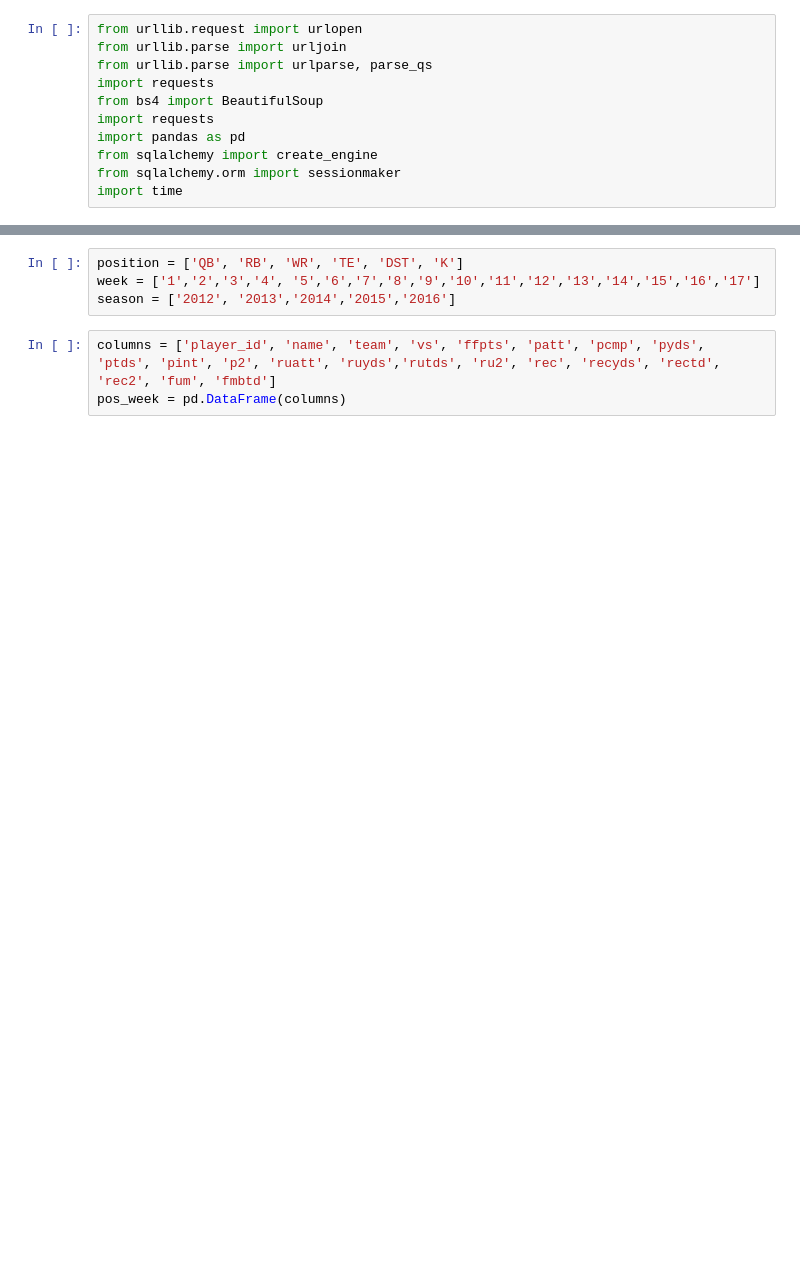
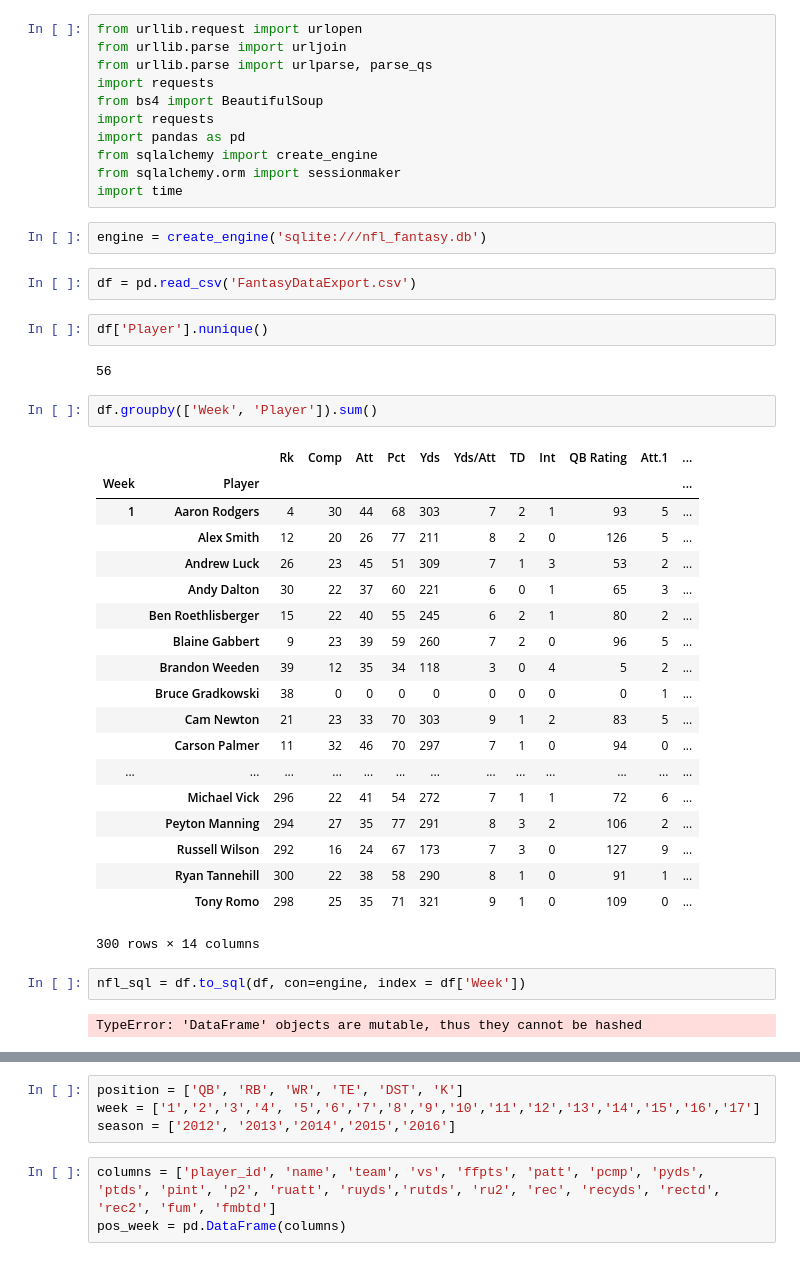
Before and after one commit to rdwyere873/draftkings, a Jupyter notebook: webpage_to_dataframe/qb.ipynb, the cells around one changed output, grey strips where cells are left out. Drawn from its saved outputs; the diff is of its cells as text; blank space fills up the shorter version.

Commit message:
training dataframes

```diff
--- a/webpage_to_dataframe/qb.ipynb
+++ b/webpage_to_dataframe/qb.ipynb
@@ -9,3 +9,37 @@ import pandas as pd
 from sqlalchemy import create_engine
 from sqlalchemy.orm import sessionmaker
 import time
+# %%
+engine = create_engine('sqlite:///nfl_fantasy.db')
+# %%
+df = pd.read_csv('FantasyDataExport.csv')
+# %%
+df['Player'].nunique()
+# %% [output]
+56
+# %%
+df.groupby(['Week', 'Player']).sum()
+# %% [output]
+|  |  | Rk | Comp | Att | Pct | Yds | Yds/Att | TD | Int | QB Rating | Att.1 | ... |
+| Week | Player |  |  |  |  |  |  |  |  |  |  | ... |
+| 1 | Aaron Rodgers | 4 | 30 | 44 | 68 | 303 | 7 | 2 | 1 | 93 | 5 | ... |
+|  | Alex Smith | 12 | 20 | 26 | 77 | 211 | 8 | 2 | 0 | 126 | 5 | ... |
+|  | Andrew Luck | 26 | 23 | 45 | 51 | 309 | 7 | 1 | 3 | 53 | 2 | ... |
+|  | Andy Dalton | 30 | 22 | 37 | 60 | 221 | 6 | 0 | 1 | 65 | 3 | ... |
+|  | Ben Roethlisberger | 15 | 22 | 40 | 55 | 245 | 6 | 2 | 1 | 80 | 2 | ... |
+|  | Blaine Gabbert | 9 | 23 | 39 | 59 | 260 | 7 | 2 | 0 | 96 | 5 | ... |
+|  | Brandon Weeden | 39 | 12 | 35 | 34 | 118 | 3 | 0 | 4 | 5 | 2 | ... |
+|  | Bruce Gradkowski | 38 | 0 | 0 | 0 | 0 | 0 | 0 | 0 | 0 | 1 | ... |
+|  | Cam Newton | 21 | 23 | 33 | 70 | 303 | 9 | 1 | 2 | 83 | 5 | ... |
+|  | Carson Palmer | 11 | 32 | 46 | 70 | 297 | 7 | 1 | 0 | 94 | 0 | ... |
+| ... | ... | ... | ... | ... | ... | ... | ... | ... | ... | ... | ... | ... |
+|  | Michael Vick | 296 | 22 | 41 | 54 | 272 | 7 | 1 | 1 | 72 | 6 | ... |
+|  | Peyton Manning | 294 | 27 | 35 | 77 | 291 | 8 | 3 | 2 | 106 | 2 | ... |
+|  | Russell Wilson | 292 | 16 | 24 | 67 | 173 | 7 | 3 | 0 | 127 | 9 | ... |
+|  | Ryan Tannehill | 300 | 22 | 38 | 58 | 290 | 8 | 1 | 0 | 91 | 1 | ... |
+|  | Tony Romo | 298 | 25 | 35 | 71 | 321 | 9 | 1 | 0 | 109 | 0 | ... |
+300 rows × 14 columns
+# %%
+nfl_sql = df.to_sql(df, con=engine, index = df['Week'])
+# %% [output]
+TypeError: 'DataFrame' objects are mutable, thus they cannot be hashed
```
Also changed, not shown: parts of 23 cells of this notebook, 3 other files.
